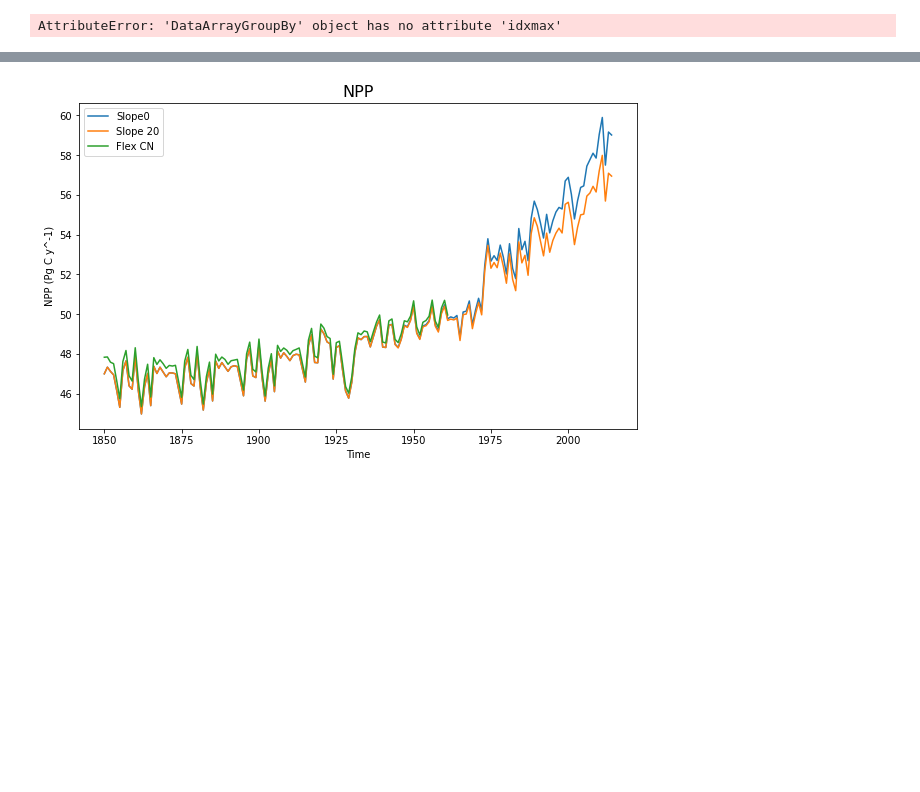
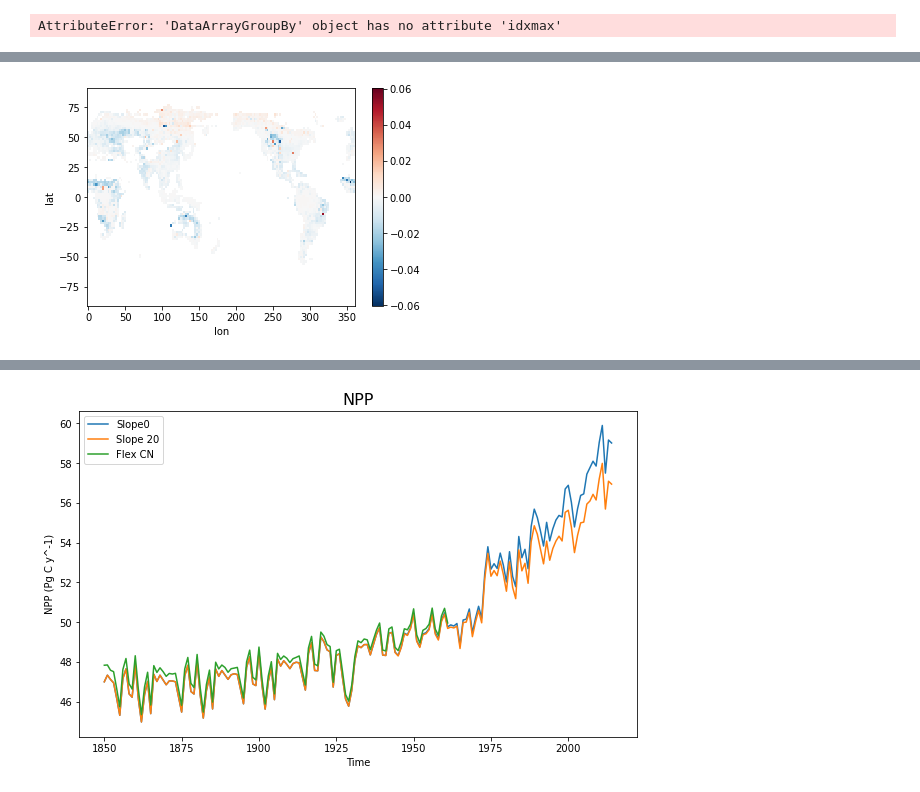
Before and after one commit to emhauser/Foliar-Stoichiometry_CO2, a Jupyter notebook: CN_CO2Global.ipynb, the cells around one changed output, grey strips where cells are left out. Saved outputs shown, nothing was run; the diff lists cells and outputs as text; code cells hidden in the pictures; blank space fills up the shorter version.

Commit message:
updates to code adding global differences in CUE in last 10 y

```diff
--- a/CN_CO2Global.ipynb
+++ b/CN_CO2Global.ipynb
@@ -221,0 +274,40 @@ AttributeError: 'DataArrayGroupBy' object has no attribute 'idxmax'
+# %%
+##Attempt at global maps
+# making a data array, because cyclic_dataarray currently set up that way
+#x1= mean_dataset.isel(time=slice(0,10)).mean('time')['NPP'] # Climatology for first 10 years of data
+# x = dsAnn.isel(case=1,time=slice(-10,None)).mean('time')['GPP']# Climatology for last 10 years of data
+# x20 = dsAnn.isel(case=2,time=slice(-10,None)).mean('time')['GPP']
+# xdiff = x - x20
+# xdiff = utils.cyclic_dataarray(xdiff)
+# lat = xdiff.coords['lat']
+# lon = xdiff.coords['lon']
+# xdiff.plot() ;
+
+z = dsAnn.isel(case=1,time=slice(100,110)).mean('time')['CUE']# Climatology for last 10 years of data
+z20 = dsAnn.isel(case=2,time=slice(100,110)).mean('time')['CUE']
+zdiff = z - z20
+zdiff = utils.cyclic_dataarray(zdiff)
+lat = zdiff.coords['lat']
+lon = zdiff.coords['lon']
+zdiff.plot() ;
+
+
+
+# xcont     = x * landUp
+# xCN      = x20  * landUp
+# xdelta    = xdiff * landUp
+
+# glob_cont   = xcont.sum(dim=('lat','lon')) * 1e-12 #convert to Tg/y
+# glob_CN    = xCN.sum(dim=('lat','lon')) * 1e-12 #convert to Tg/y
+# glob_change = xdelta.sum(dim=('lat','lon')) * 1e-12 #convert to TPg/y
+# #print(glob_cont, glob_CN, glob_change)
+
+# # Then add cyclic point, ?? is there a better way to do this ??
+# x20 = utils.cyclic_dataarray(x20)
+# x = utils.cyclic_dataarray(x)
+# xdiff = utils.cyclic_dataarray(xdiff)
+# lat = xdiff.coords['lat']
+# lon = xdiff.coords['lon']
+# xdiff.plot() ;
+# %% [output]
+[figure, added]
```
Also changed, not shown: parts of 11 cells of this notebook.
